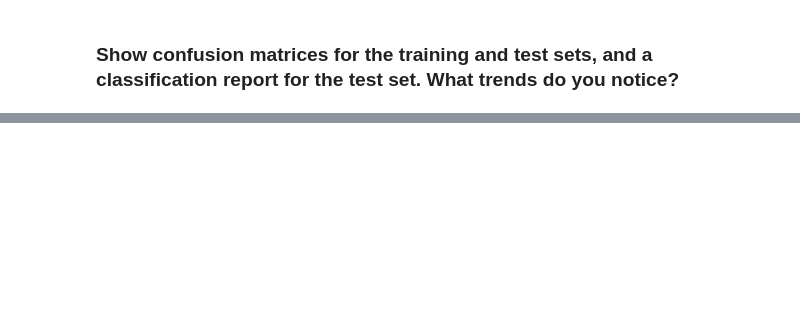
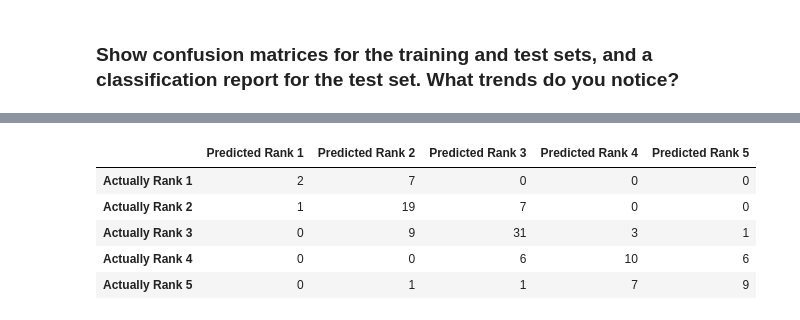
Before and after one commit to jhl126/Thinkful_work, a Jupyter notebook: Thinkful/Pairwork/9-9-20pair_work/Day 33 Lecture 1 Assignment.ipynb, the cells around one changed output, grey strips where cells are left out. Drawn from its saved outputs; the diff is of its cells as text; code cells hidden in the pictures; blank space fills up the shorter version.

```diff
--- a/Thinkful/Pairwork/9-9-20pair_work/Day 33 Lecture 1 Assignment.ipynb
+++ b/Thinkful/Pairwork/9-9-20pair_work/Day 33 Lecture 1 Assignment.ipynb
@@ -29,3 +102,10 @@ data.head()
 ### What if we switched up the target variable? Let assume that we know whether a student was admitted. Let's try to predict what their SchoolRank was.
 
 Create an SVC model with a linear kernel with the SchoolRank field as the target variable. Report both the train and the test scores.
+# %%
+X = data.drop(columns=["SchoolRank"])
+y = data["SchoolRank"]
+
+X_train, X_test, y_train, y_test = train_test_split(
+    X, y, test_size=0.30, random_state=13
+)
@@ -31,0 +114,3 @@ Create an SVC model with a linear kernel with the SchoolRank field as the target
+# %%
+model = SVC(kernel="linear")
+model.fit(X_train, y_train)
@@ -31,0 +123,9 @@ Create an SVC model with a linear kernel with the SchoolRank field as the target
+# %%
+cs = [0.10,1,10,100,1000]
+
+for c in cs:
+    model = SVC(C=c, kernel="linear")
+    model.fit(X_train, y_train)
+    print(c)
+    print(model.score(X_train, y_train))
+    print(model.score(X_test, y_test))
@@ -32,2 +149,4 @@ Create an SVC model with a linear kernel with the SchoolRank field as the target
 # %% [markdown]
 ### Show confusion matrices for the training and test sets, and a classification report for the test set. What trends do you notice?
+# %%
+y_pred = model.predict(X_test)
@@ -33,0 +164,27 @@ Create an SVC model with a linear kernel with the SchoolRank field as the target
+# %%
+confusion_df = pd.DataFrame(
+    confusion_matrix(y_test, y_pred),
+    index=[
+        "Actually Rank 1",
+        "Actually Rank 2",
+        "Actually Rank 3",
+        "Actually Rank 4",
+        "Actually Rank 5",
+    ],
+    columns=[
+        "Predicted Rank 1",
+        "Predicted Rank 2",
+        "Predicted Rank 3",
+        "Predicted Rank 4",
+        "Predicted Rank 5",
+    ],
+)
+
+confusion_df.style.background_gradient(axis=None)
+# %% [output]
+|  | Predicted Rank 1 | Predicted Rank 2 | Predicted Rank 3 | Predicted Rank 4 | Predicted Rank 5 |
+| Actually Rank 1 | 2 | 7 | 0 | 0 | 0 |
+| Actually Rank 2 | 1 | 19 | 7 | 0 | 0 |
+| Actually Rank 3 | 0 | 9 | 31 | 3 | 1 |
+| Actually Rank 4 | 0 | 0 | 6 | 10 | 6 |
+| Actually Rank 5 | 0 | 1 | 1 | 7 | 9 |
```
Also changed, not shown: parts of 16 cells of this notebook.
